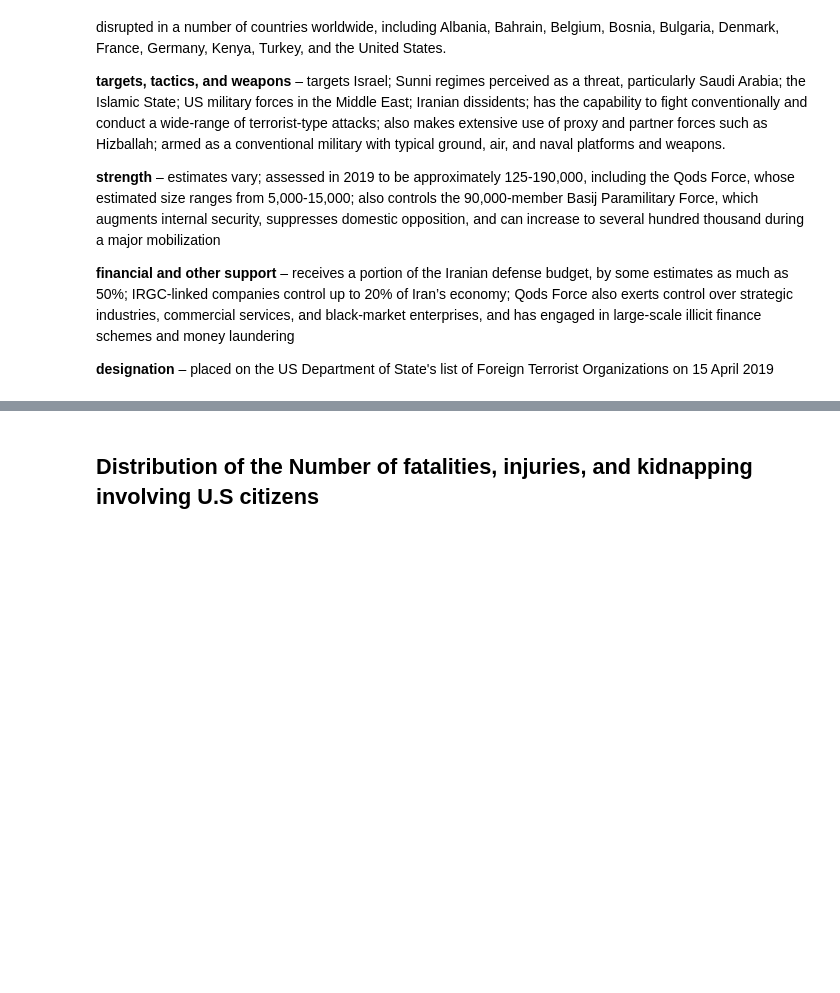
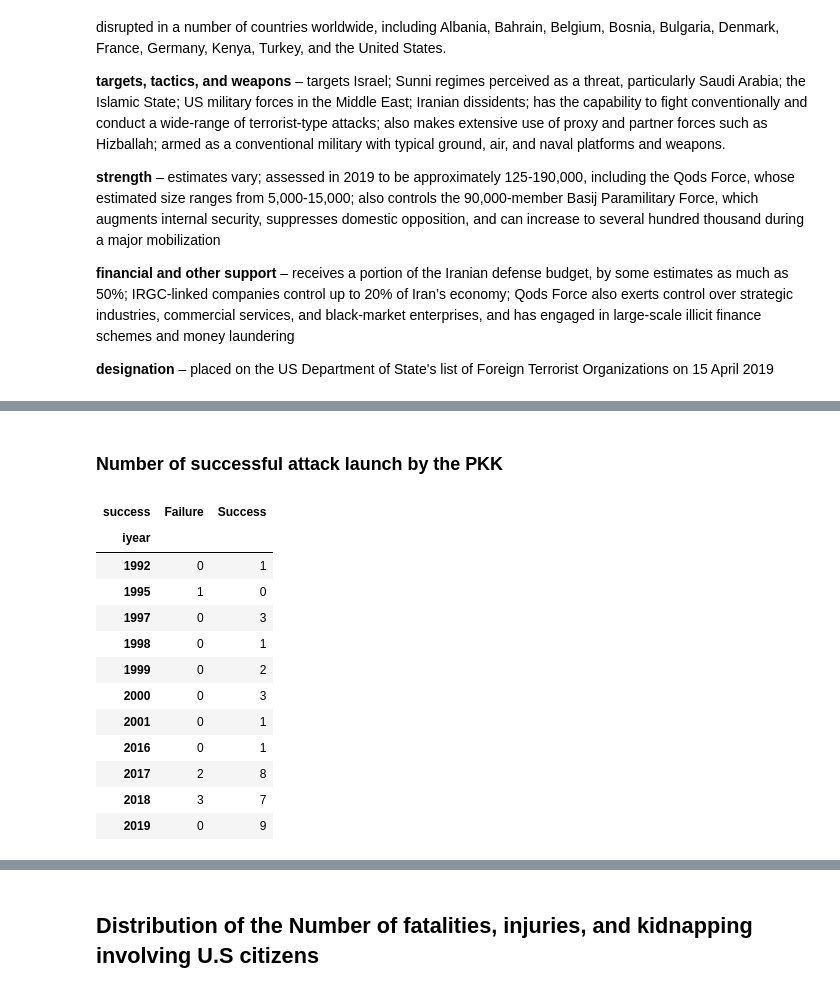
Before and after one commit to ratmadjads/DSC680, a Jupyter notebook: notebooks/DSC680_MileStoneThree_AtmadjaRio.ipynb, the cells around one changed output, grey strips where cells are left out. Saved outputs shown, nothing was run; the diff lists cells and outputs as text; code cells hidden in the pictures; blank space fills up the shorter version.

```diff
--- a/notebooks/DSC680_MileStoneThree_AtmadjaRio.ipynb
+++ b/notebooks/DSC680_MileStoneThree_AtmadjaRio.ipynb
@@ -423,0 +464,18 @@ pd.DataFrame({'Ransom Paid': isil_df['ransompaid'].sum(),
+# %% [markdown]
+### **Number of successful attack launch by the PKK**
+# %%
+pd.crosstab(pkk_df.iyear, pkk_df.success).rename({0: "Failure", 1: "Success"}, axis=1)
+# %% [output]
+| success | Failure | Success |
+| iyear |  |  |
+| 1992 | 0 | 1 |
+| 1995 | 1 | 0 |
+| 1997 | 0 | 3 |
+| 1998 | 0 | 1 |
+| 1999 | 0 | 2 |
+| 2000 | 0 | 3 |
+| 2001 | 0 | 1 |
+| 2016 | 0 | 1 |
+| 2017 | 2 | 8 |
+| 2018 | 3 | 7 |
+| 2019 | 0 | 9 |
```
Also changed, not shown: parts of 9 cells of this notebook.
